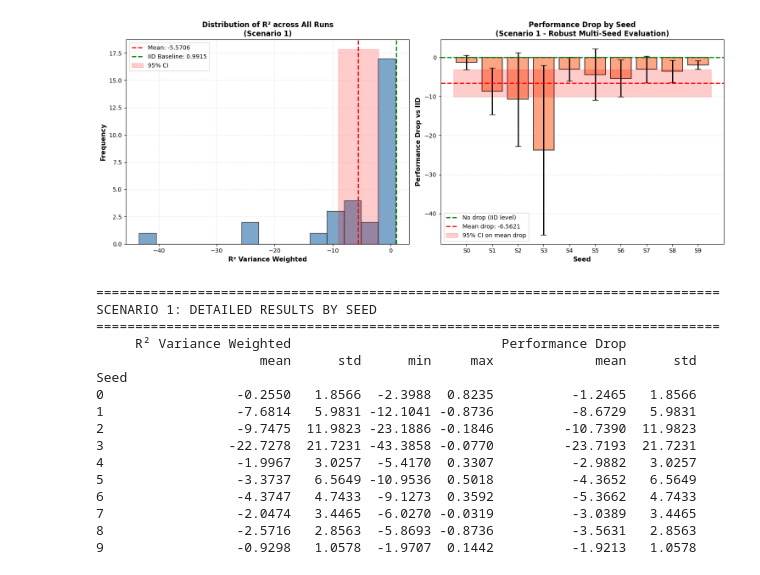
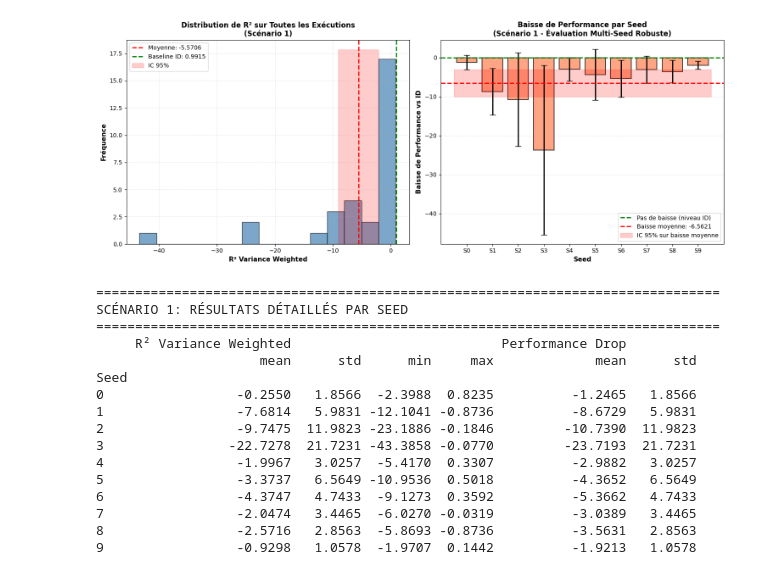
Before and after one commit to Valentine-Michelet/Projet-fil-rouge-nutrition-animale-, a Jupyter notebook: notebooks/ood_XGB_comparaison.ipynb, the cells around one changed output. Cells and saved outputs as stored; diff of their text form; code cells hidden in the pictures.

```diff
--- a/notebooks/ood_XGB_comparaison.ipynb
+++ b/notebooks/ood_XGB_comparaison.ipynb
@@ -256,60 +258,60 @@ Total runs analyzed: 30
 # %%
-# Visualization of Scenario 1 with Confidence Intervals
+# Visualisation du Scénario 1 avec Intervalles de Confiance
 fig, axes = plt.subplots(1, 2, figsize=(15, 6))
 
-# Plot 1: R² distribution across all runs
+# Graphique 1: Distribution de R² sur toutes les exécutions
 ax = axes[0]
 ax.hist(ood1_df['R² Variance Weighted'], bins=15, alpha=0.7, color='steelblue',
         edgecolor='black', density=False)
-ax.axvline(mean_r2, color='red', linestyle='--', linewidth=2, label=f'Mean: {mean_r2:.4f}')
-ax.axvline(iid_r2, color='green', linestyle='--', linewidth=2, label=f'IID Baseline: {iid_r2:.4f}')
+ax.axvline(mean_r2, color='red', linestyle='--', linewidth=2, label=f'Moyenne: {mean_r2:.4f}')
+ax.axvline(ID_r2, color='green', linestyle='--', linewidth=2, label=f'Baseline ID: {ID_r2:.4f}')
 ax.fill_betweenx([0, ax.get_ylim()[1]], mean_r2 - ci_95, mean_r2 + ci_95,
-                  alpha=0.2, color='red', label='95% CI')
+                  alpha=0.2, color='red', label='IC 95%')
 ax.set_xlabel('R² Variance Weighted', fontsize=11, fontweight='bold')
-ax.set_ylabel('Frequency', fontsize=11, fontweight='bold')
-ax.set_title('Distribution of R² across All Runs\n(Scenario 1)', fontsize=12, fontweight='bold')
+ax.set_ylabel('Fréquence', fontsize=11, fontweight='bold')
+ax.set_title('Distribution de R² sur Toutes les Exécutions\n(Scénario 1)', fontsize=12, fontweight='bold')
 ax.legend(fontsize=10)
 ax.grid(alpha=0.3, linestyle='--')
 
-# Plot 2: Performance drop by seed
+# Graphique 2: Baisse de performance par seed
 ax = axes[1]
 seed_means = ood1_df.groupby('Seed')['Performance Drop'].mean()
 seed_stds = ood1_df.groupby('Seed')['Performance Drop'].std()
 
 x_pos = np.arange(len(seed_means))
 ax.bar(x_pos, seed_means, yerr=seed_stds, alpha=0.7, color='coral',
        edgecolor='black', linewidth=1.5, capsize=5, error_kw={'linewidth': 2})
-ax.axhline(0, color='green', linestyle='--', linewidth=2, label='No drop (IID level)')
-ax.axhline(mean_drop, color='red', linestyle='--', linewidth=2, label=f'Mean drop: {mean_drop:+.4f}')
+ax.axhline(0, color='green', linestyle='--', linewidth=2, label='Pas de baisse (niveau ID)')
+ax.axhline(mean_drop, color='red', linestyle='--', linewidth=2, label=f'Baisse moyenne: {mean_drop:+.4f}')
 ax.fill_between([-0.5, len(seed_means) - 0.5],
                 mean_drop - ci_95_drop, mean_drop + ci_95_drop,
-                alpha=0.2, color='red', label='95% CI on mean drop')
+                alpha=0.2, color='red', label='IC 95% sur baisse moyenne')
 
 ax.set_xlabel('Seed', fontsize=11, fontweight='bold')
-ax.set_ylabel('Performance Drop vs IID', fontsize=11, fontweight='bold')
-ax.set_title('Performance Drop by Seed\n(Scenario 1 - Robust Multi-Seed Evaluation)',
+ax.set_ylabel('Baisse de Performance vs ID', fontsize=11, fontweight='bold')
+ax.set_title('Baisse de Performance par Seed\n(Scénario 1 - Évaluation Multi-Seed Robuste)',
              fontsize=12, fontweight='bold')
 ax.set_xticks(x_pos)
 ax.set_xticklabels([f'S{i}' for i in range(num_seeds)])
 ax.legend(fontsize=10)
 ax.grid(axis='y', alpha=0.3, linestyle='--')
 
 plt.tight_layout()
 plt.show()
 
-# Summary table
+# Tableau résumé
 print("\n" + "="*80)
-print("SCENARIO 1: DETAILED RESULTS BY SEED")
+print("SCÉNARIO 1: RÉSULTATS DÉTAILLÉS PAR SEED")
 print("="*80)
 seed_summary = ood1_df.groupby('Seed').agg({
     'R² Variance Weighted': ['mean', 'std', 'min', 'max'],
     'Performance Drop': ['mean', 'std']
 }).round(4)
 print(seed_summary)
 # %% [output]
-[figure, old version]
+[figure, new version]
 ================================================================================
-SCENARIO 1: DETAILED RESULTS BY SEED
+SCÉNARIO 1: RÉSULTATS DÉTAILLÉS PAR SEED
 ================================================================================
      R² Variance Weighted                           Performance Drop
                      mean      std      min     max             mean      std
```
Also changed, not shown: parts of 13 cells of this notebook.
